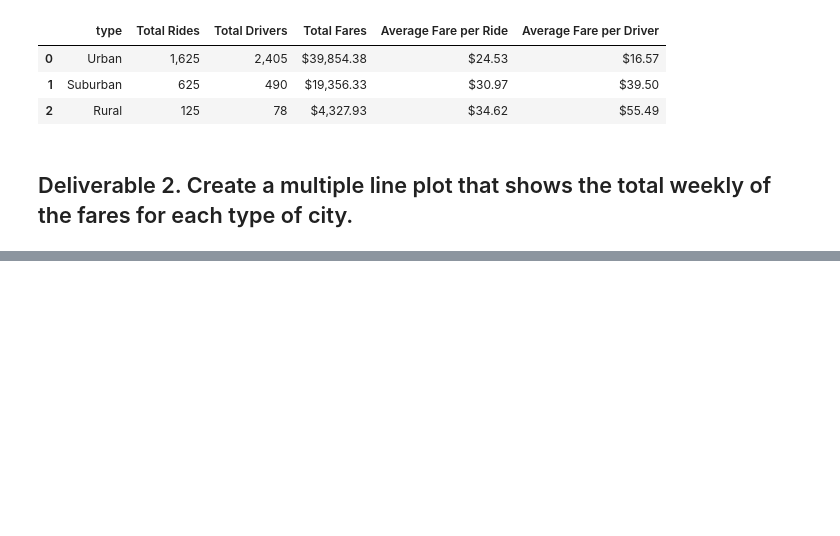
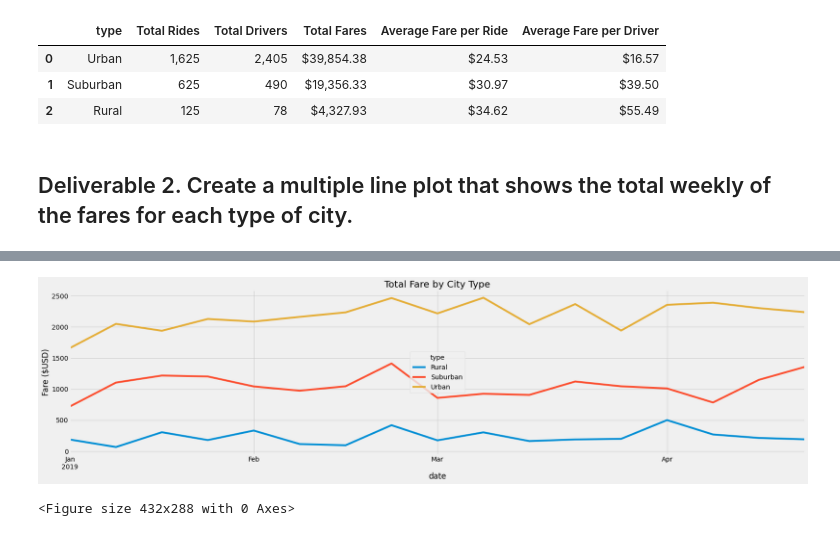
Before and after one commit to Deelacole2/PyBer, a Jupyter notebook: PyBer_Challenge.ipynb, the cells around one changed output, grey strips where cells are left out. Drawn from its saved outputs; the diff is of its cells as text; code cells hidden in the pictures; blank space fills up the shorter version.

```diff
--- a/PyBer_Challenge.ipynb
+++ b/PyBer_Challenge.ipynb
@@ -144,0 +195,2 @@ pyber_summary_df
+# %%
+df['date']= pd.to_datetime(df['date'])
@@ -145,3 +206,6 @@ pyber_summary_df
 # %%
-# 4. Create a pivot table with the 'date' as the index, the columns ='type', and values='fare'
+# 11. Create a pivot table with the 'date' as the index, the columns ='type', and values='fare'
 # to get the total fares for each type of city by the date.
+
+df_pivot = df.pivot(index="date", columns="type", values="fare")
+df_pivot
@@ -148,2 +227,6 @@ pyber_summary_df
 # %%
-# 5. Create a new DataFrame from the pivot table DataFrame using loc on the given dates, '2019-01-01':'2019-04-29'.
+# 12. Create a new DataFrame from the pivot
+#table DataFrame using loc on the given dates, '2019-01-01':'2019-04-29'.
+
+jan_apr_df = df_pivot.loc['2019-01-01':'2019-04-29']
+jan_apr_df
@@ -155,2 +267,5 @@ pyber_summary_df
 # %%
-# 8. Create a new DataFrame using the "resample()" function by week 'W' and get the sum of the fares for each week.
+# 16. Create a new DataFrame using the "resample()" function by week 'W' and get the sum of the fares for each week.
+
+weekly_fare_df = jan_apr_df.resample('W').sum()
+weekly_fare_df
@@ -157,7 +291,19 @@ pyber_summary_df
 # %%
-# 8. Using the object-oriented interface method, plot the resample DataFrame using the df.plot() function.
+# 17. Using the object-oriented interface method, plot the resample DataFrame using the df.plot() function.
 
 # Import the style from Matplotlib.
 from matplotlib import style
 # Use the graph style fivethirtyeight.
 style.use('fivethirtyeight')
+
+weekly_fare_total = weekly_fare_df.plot(figsize = (25,6))
+weekly_fare_total.set_title("Total Fare by City Type")
+weekly_fare_total.set_xlabel = ("Date")
+weekly_fare_total.set_ylabel('Fare ($USD)')
+plt.xlim('01-01-2019', '04-28-2019')
+plt.show()
+plt.tight_layout
+plt.savefig("analysis/PyBer_fare_summary.png")
+# %% [output]
+[figure, added]
+<Figure size 432x288 with 0 Axes>
```
Also changed, not shown: parts of 11 cells of this notebook.
